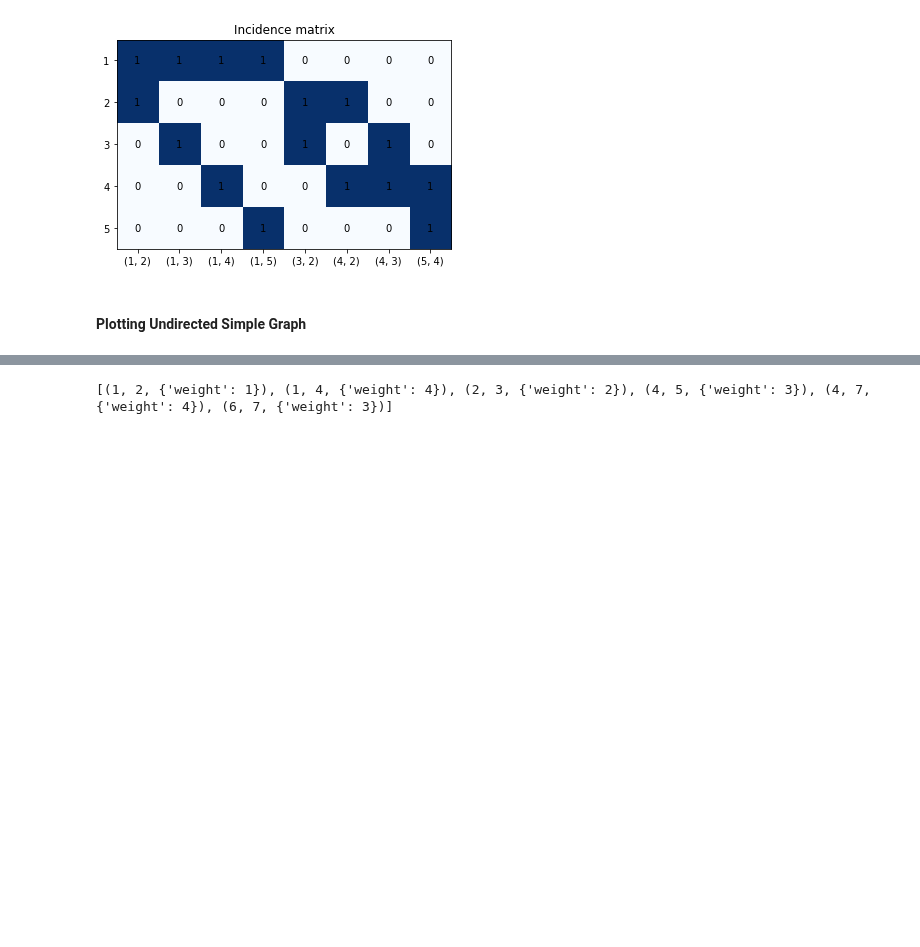
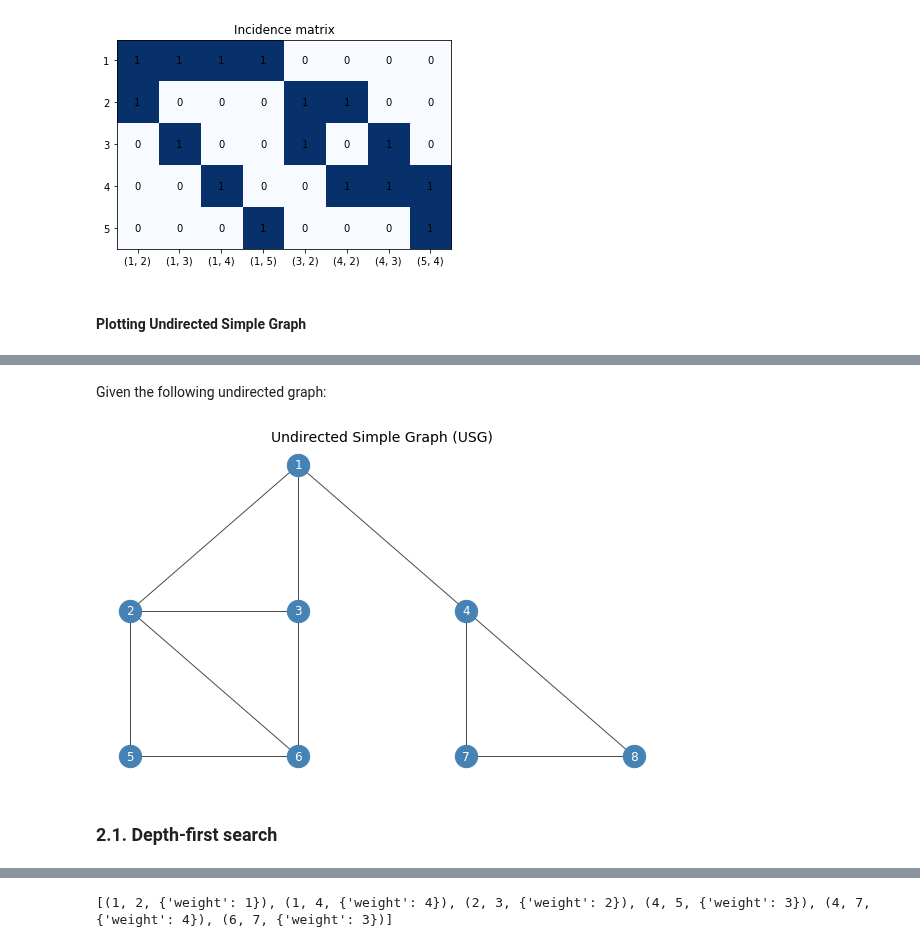
Before and after one commit to ansegura7/Algorithms, a Jupyter notebook: graphs/Graphs.ipynb, the cells around one changed output, grey strips where cells are left out. Drawn from its saved outputs; the diff is of its cells as text; code cells hidden in the pictures; blank space fills up the shorter version.

Commit message:
Update Graphs
Added Graph Traversal section.

```diff
--- a/graphs/Graphs.ipynb
+++ b/graphs/Graphs.ipynb
@@ -158,0 +163,44 @@ plt.show()
+# %% [markdown]
+Given the following undirected graph:
+# %%
+# Create an empty Undirected Weighted Graph (UWG)
+usg = nx.Graph()
+# %%
+# Add nodes
+nodes_list = [1, 2, 3, 4, 5, 6, 7, 8]
+usg.add_nodes_from(nodes_list)
+# %%
+# Add weighted edges
+edges_list = [(1, 2), (1, 3), (1, 4), (2, 3), (2, 5), (2, 6), (3, 6), (4, 7), (4, 8), (5, 6), (7, 8)]
+usg.add_edges_from(edges_list)
+# %%
+# We then set the coordinates of each node
+usg.node[1]['pos'] = (2, 2)
+usg.node[2]['pos'] = (0, 0)
+usg.node[3]['pos'] = (2, 0)
+usg.node[4]['pos'] = (4, 0)
+usg.node[5]['pos'] = (0,-2)
+usg.node[6]['pos'] = (2,-2)
+usg.node[7]['pos'] = (4,-2)
+usg.node[8]['pos'] = (6,-2)
+
+# The positions of each node are stored in a dictionary
+pos = nx.get_node_attributes(usg, 'pos')
+# %%
+# Nodes labels
+labels = {}
+for n in usg.nodes():
+    labels[n] = n
+
+# Plot Directed Weighted Graph
+plt.rcParams["figure.figsize"] = [10, 6]
+nx.draw_networkx_nodes(usg, pos, nodelist=usg.nodes(), node_color='steelblue', node_size=500, alpha=1)
+nx.draw_networkx_edges(usg, pos, edgelist=usg.edges(), width=1, alpha=0.7, edge_color='black')
+nx.draw_networkx_labels(usg, pos, labels, font_size=12, font_color='w')
+plt.title('Undirected Simple Graph (USG)', fontsize=14)
+plt.axis('off')
+plt.show()
+# %% [output]
+[figure, added]
+# %% [markdown]
+### 2.1. Depth-first search
```
Also changed, not shown: parts of 26 cells of this notebook, 2 other files.
